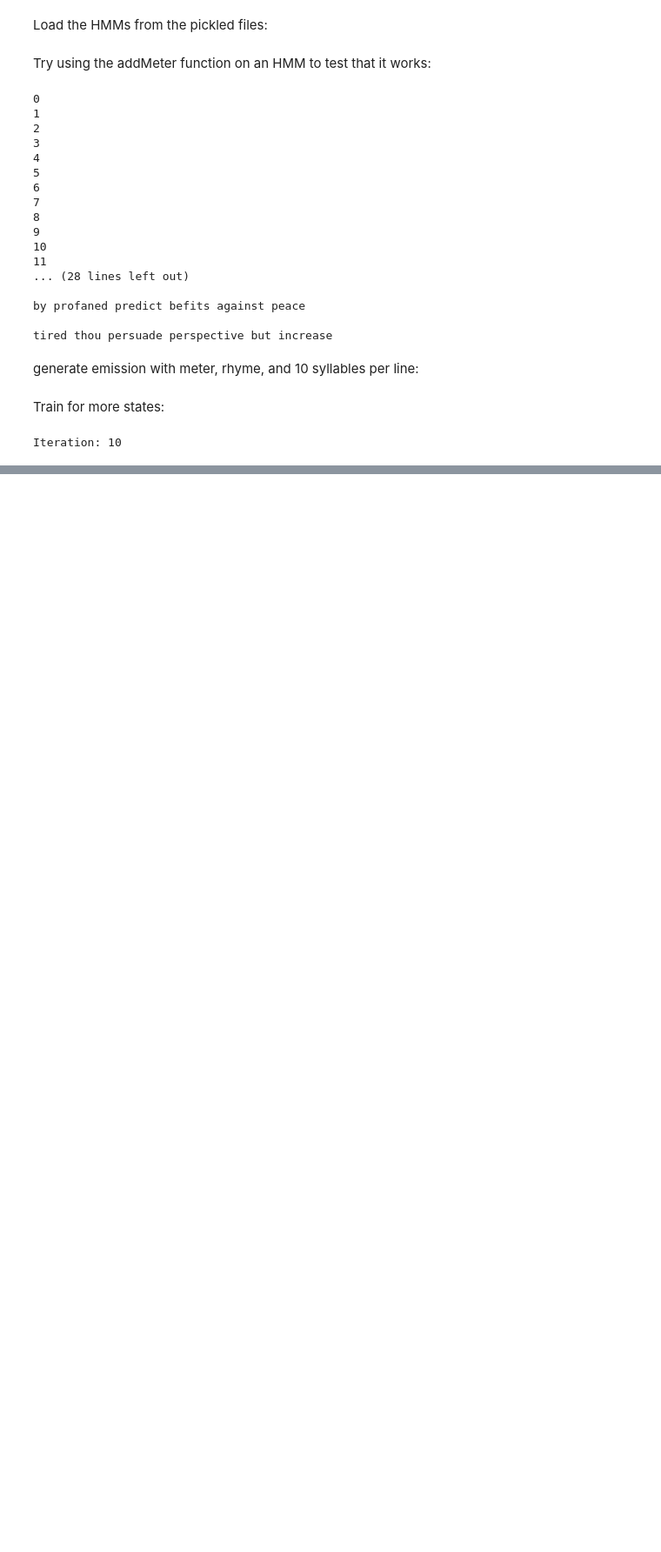
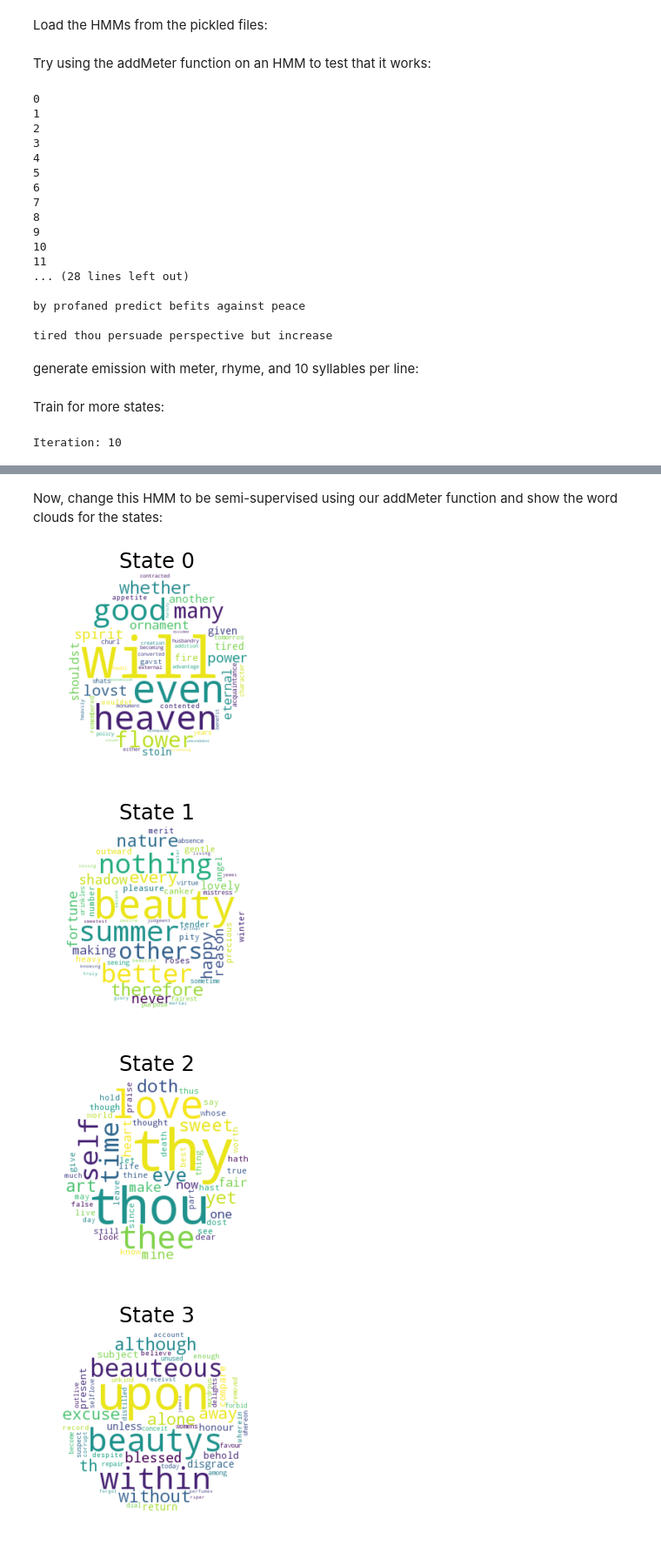
Before and after one commit to reislerjul/ShakespeareSonnetGeneration, a Jupyter notebook: HMM.ipynb, the cells around one changed output, grey strips where cells are left out. Shown: that part at 87% size. Saved outputs shown, nothing was run; the diff lists cells and outputs as text; code cells hidden in the pictures; blank space fills up the shorter version.

```diff
--- a/HMM.ipynb
+++ b/HMM.ipynb
@@ -1279,0 +1356,14 @@ pickle.dump( [line_hmms_reverse_high, poem_hmms_reverse_high, \
+# %% [markdown]
+Now, change this HMM to be semi-supervised using our addMeter function and show the word clouds for the states:
+# %%
+sample_HMM = naive_HMMs_reverse[0][1]
+new_A, new_O = addMeter(sample_HMM, obs_map, syllable_dict, stress_dict)
+sample_HMM.A = new_A
+sample_HMM.O = new_O
+sample_HMM.L = len(new_A)
+wordclouds = states_to_wordclouds(sample_HMM, obs_map)
+# %% [output]
+[figure, added]
+[figure, added]
+[figure, added]
+[figure, added]
```
Also changed, not shown: parts of 8 cells of this notebook.
